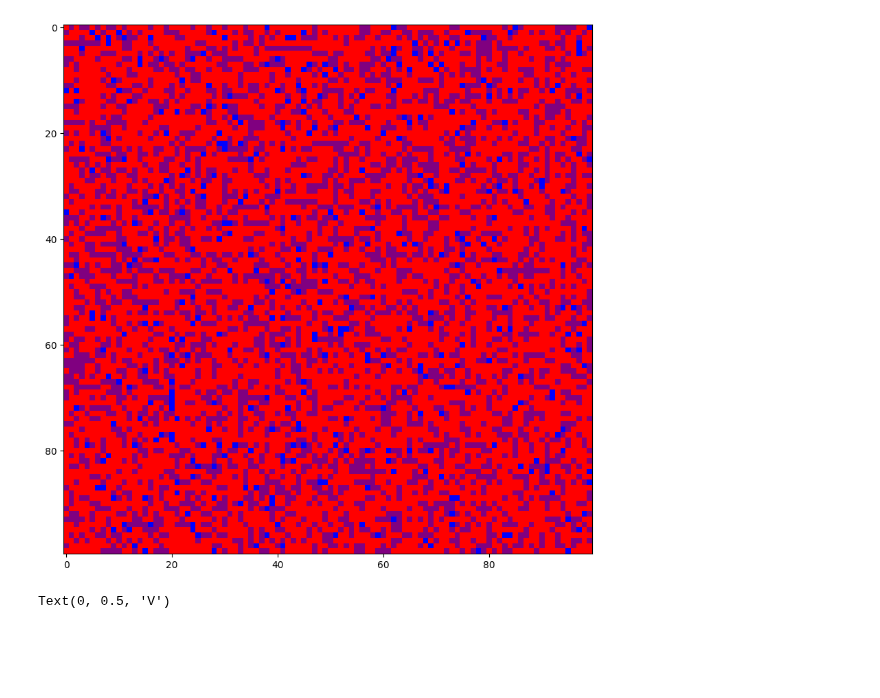
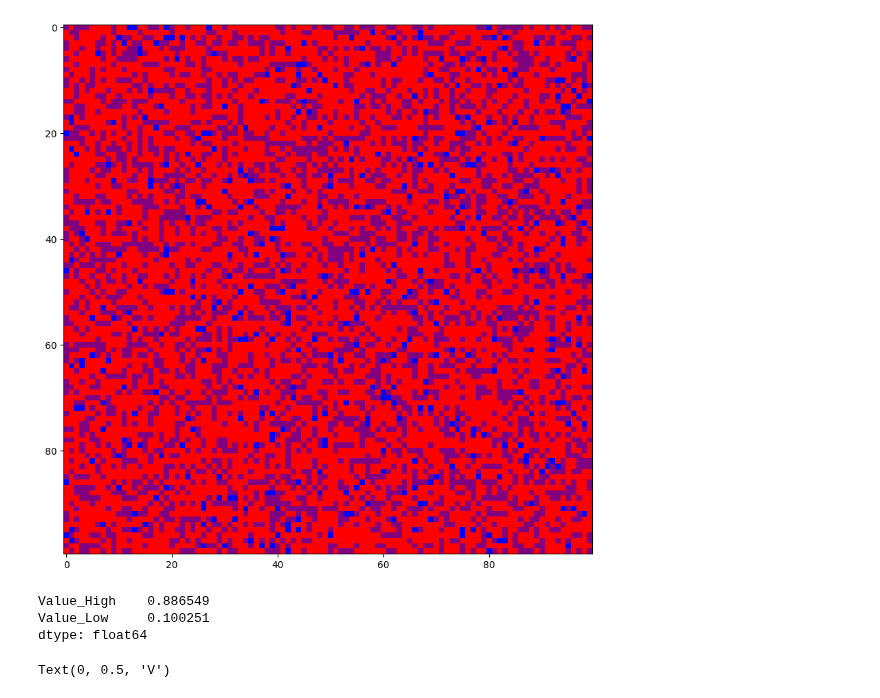
Before and after one commit to Kajijoo/abm, a Jupyter notebook: run.ipynb, the cells around one changed output. Saved outputs shown, nothing was run; the diff lists cells and outputs as text; code cells hidden in the pictures; blank space fills up the shorter version.

```diff
--- a/run.ipynb
+++ b/run.ipynb
@@ -1,24 +1,33 @@
 # %%
 from main import LearningModel
 
 #Here you can run a model once with different learning models and food environments.
 #You can either use 'TD', 'RW', or 'RWE' at learning_model.
 #You can pick 'random', 'gradient_l', 'gradient_h', 'weekday' as food environments.
 #You can also fill in an integer (e.g., 1) after seed to make the simulation reproducible.
 #Epsilon represents the probability that an agent chooses the other option regardless of preference. For example, when dieting.
 #Theta represents the H to L ratio in the random food environment.
 
 m = LearningModel(N=100, width=100, height=100, learning_model='RWE', distribute_patches = 'random', seed = None, epsilon = 0.05, theta = 4)
 
 for i in range(100):
     m.step()
 
 df = m.datacollector.get_agent_vars_dataframe()
 df1 = df.reset_index()
 
 m.visualize() #In case you want to check distribution of food on map.
+
+data = df.reset_index()
+filtered_data = data[data["Step"] == 99]  # Filter rows where Step equals 99
+average_values = filtered_data[['Value_High', 'Value_Low']].mean()  # Calculate mean for the selected columns
+
+print(average_values)
 # %% [output]
-[figure, old version]
+[figure, new version]
+Value_High    0.886549
+Value_Low     0.100251
+dtype: float64
 # %%
 import seaborn as sns
 import matplotlib.pyplot as plt
```
Also changed, not shown: parts of 9 cells of this notebook, 5 other files.
